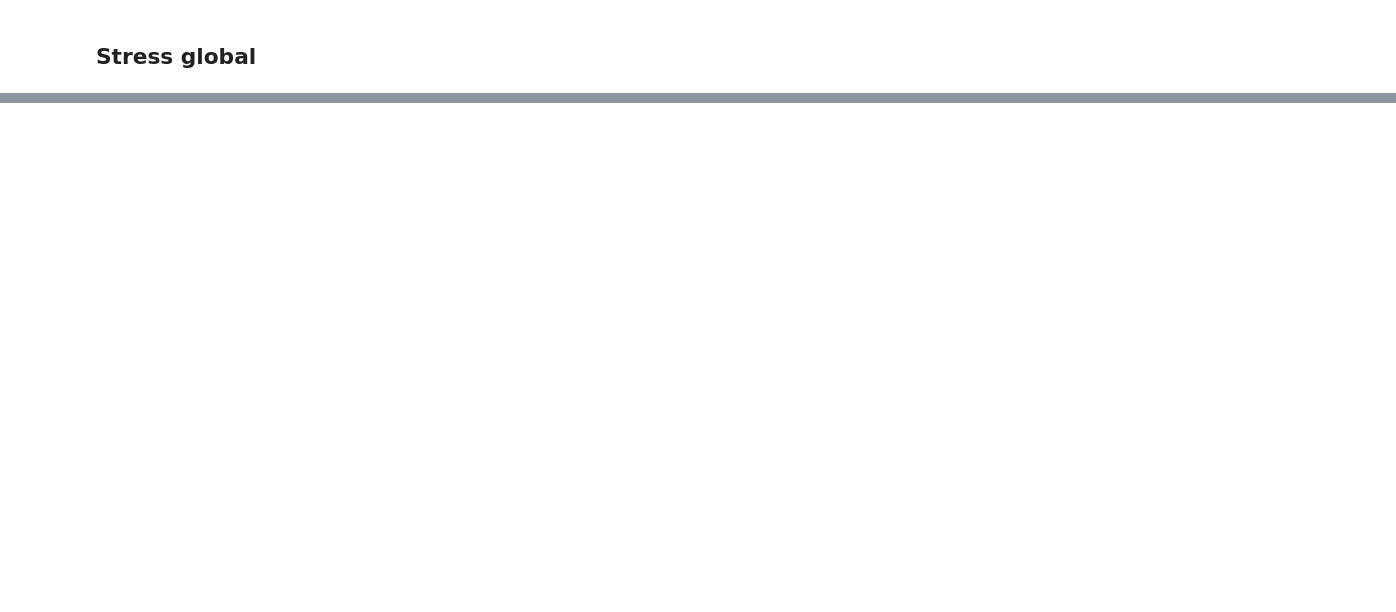
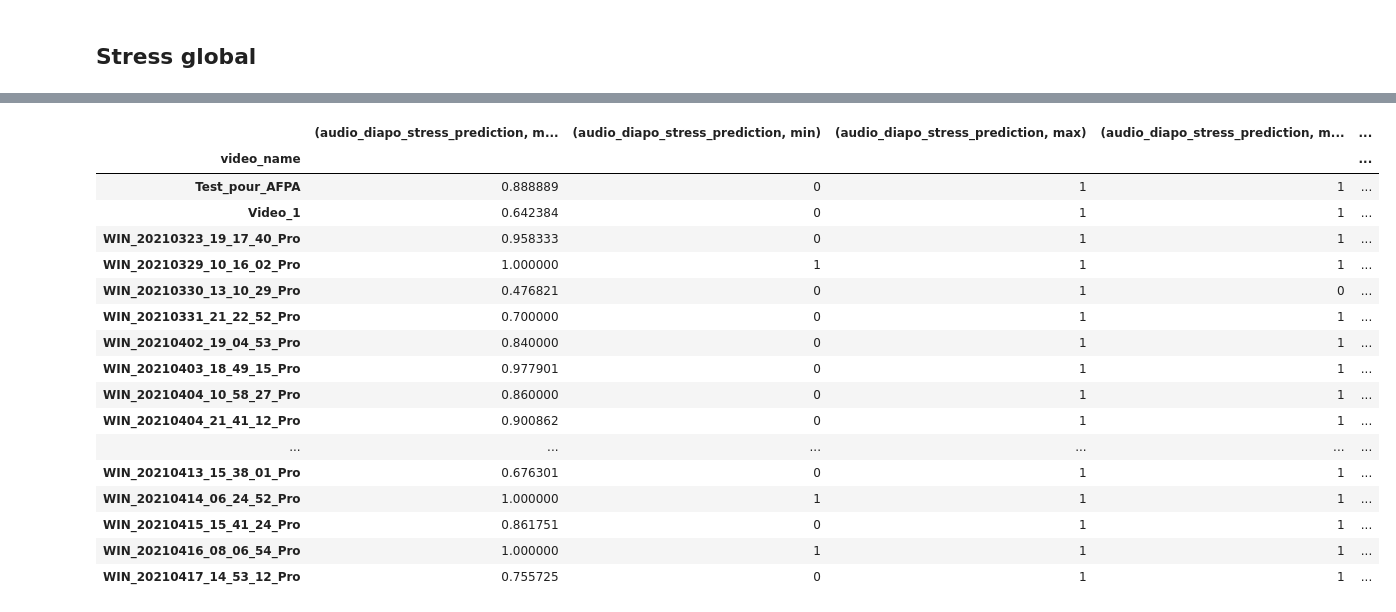
Before and after one commit to Projet-Fil-Rouge-AFPA/filrouge, a Jupyter notebook: Notebook_Laurent_MultiModal_LateFusion.ipynb, the cells around one changed output, grey strips where cells are left out. Drawn from its saved outputs; the diff is of its cells as text; code cells hidden in the pictures; blank space fills up the shorter version.

```diff
--- a/Notebook_Laurent_MultiModal_LateFusion.ipynb
+++ b/Notebook_Laurent_MultiModal_LateFusion.ipynb
@@ -347,0 +574,3 @@ best_result
+# %%
+df_5s = df_video_best_5s_prediction.merge(df_audio_best_5s_prediction, how='inner', on=['video_name','diapo','frameTimeWindow'])
+df_5s
@@ -347,0 +591,37 @@ best_result
+# %%
+from scipy.stats import kurtosis, skew
+
+def percentil25(x):
+    return np.percentile(x, q=25)
+
+def percentil75(x):
+    return np.percentile(x, q=75)
+# %%
+df_5s = df_5s.groupby(['video_name']).agg({
+    'audio_diapo_stress_prediction': ['mean','min','max', 'median', 'std', percentil25, percentil75, kurtosis, skew],
+    'video_diapo_stress_prediction': ['mean','min','max', 'median', 'std', percentil25, percentil75, kurtosis, skew]})
+# %%
+df_5s = df_5s.merge(df_annotations_stress_global, on=['video_name'])
+X = df_5s.iloc[:,:-1]
+y = df_5s.iloc[:,-1]
+# %%
+X
+# %% [output]
+|  | (audio_diapo_stress_prediction, m... | (audio_diapo_stress_prediction, min) | (audio_diapo_stress_prediction, max) | (audio_diapo_stress_prediction, m... | ... |
+| video_name |  |  |  |  | ... |
+| Test_pour_AFPA | 0.888889 | 0 | 1 | 1 | ... |
+| Video_1 | 0.642384 | 0 | 1 | 1 | ... |
+| WIN_20210323_19_17_40_Pro | 0.958333 | 0 | 1 | 1 | ... |
+| WIN_20210329_10_16_02_Pro | 1.000000 | 1 | 1 | 1 | ... |
+| WIN_20210330_13_10_29_Pro | 0.476821 | 0 | 1 | 0 | ... |
+| WIN_20210331_21_22_52_Pro | 0.700000 | 0 | 1 | 1 | ... |
+| WIN_20210402_19_04_53_Pro | 0.840000 | 0 | 1 | 1 | ... |
+| WIN_20210403_18_49_15_Pro | 0.977901 | 0 | 1 | 1 | ... |
+| WIN_20210404_10_58_27_Pro | 0.860000 | 0 | 1 | 1 | ... |
+| WIN_20210404_21_41_12_Pro | 0.900862 | 0 | 1 | 1 | ... |
+| ... | ... | ... | ... | ... | ... |
+| WIN_20210413_15_38_01_Pro | 0.676301 | 0 | 1 | 1 | ... |
+| WIN_20210414_06_24_52_Pro | 1.000000 | 1 | 1 | 1 | ... |
+| WIN_20210415_15_41_24_Pro | 0.861751 | 0 | 1 | 1 | ... |
+| WIN_20210416_08_06_54_Pro | 1.000000 | 1 | 1 | 1 | ... |
+| WIN_20210417_14_53_12_Pro | 0.755725 | 0 | 1 | 1 | ... |
```
Also changed, not shown: parts of 41 cells of this notebook, 26 other files.
